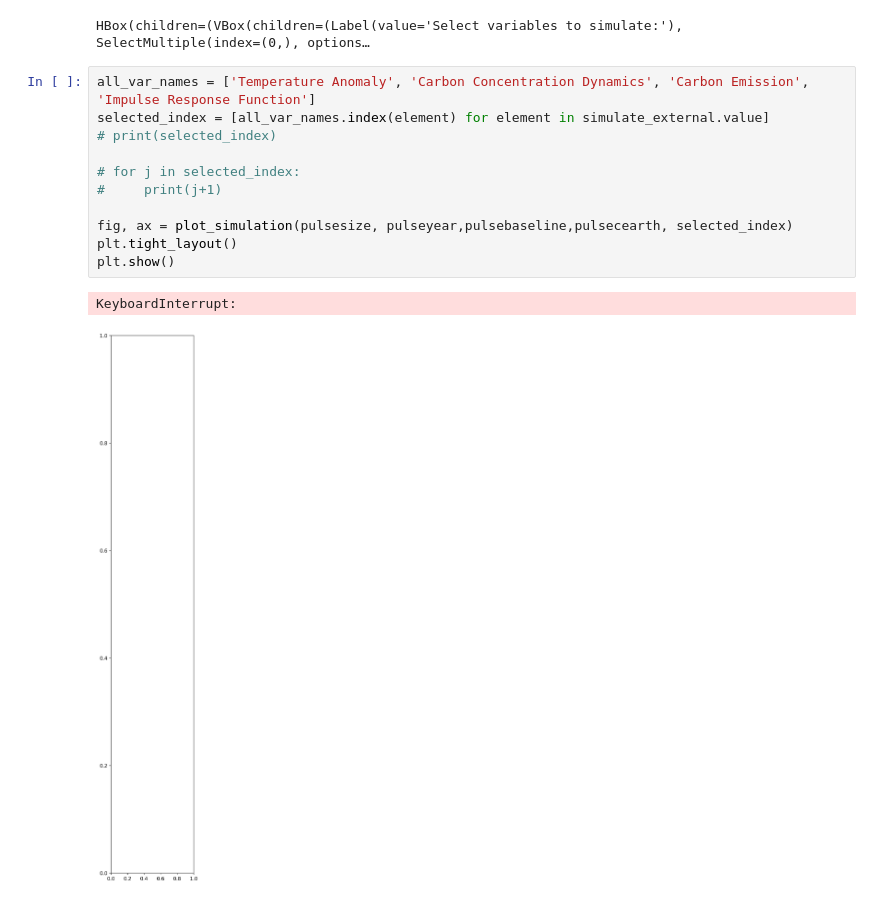
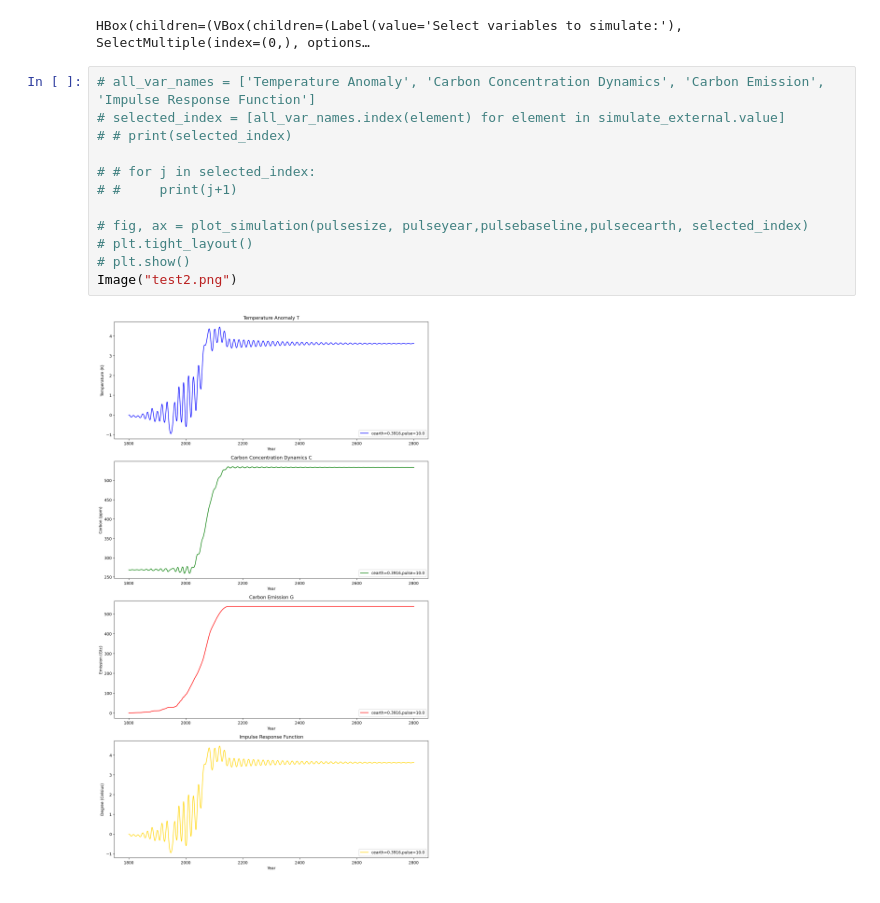
Before and after one commit to binchengecon/QuantClimateChange3, a Jupyter notebook: _build/jupyter_execute/NonlinearCarbon.ipynb, the cells around one changed output. Drawn from its saved outputs; the diff is of its cells as text.

```diff
--- a/_build/jupyter_execute/NonlinearCarbon.ipynb
+++ b/_build/jupyter_execute/NonlinearCarbon.ipynb
@@ -23,19 +23,19 @@ display(simulate_box_external_run)
 # %% [output]
 HBox(children=(VBox(children=(Label(value='Select variables to simulate:'), SelectMultiple(index=(0,), options…
 # %%
-all_var_names = ['Temperature Anomaly', 'Carbon Concentration Dynamics', 'Carbon Emission', 'Impulse Response Function']
-selected_index = [all_var_names.index(element) for element in simulate_external.value]
-# print(selected_index)
+# all_var_names = ['Temperature Anomaly', 'Carbon Concentration Dynamics', 'Carbon Emission', 'Impulse Response Function']
+# selected_index = [all_var_names.index(element) for element in simulate_external.value]
+# # print(selected_index)
 
-# for j in selected_index:
-#     print(j+1)
+# # for j in selected_index:
+# #     print(j+1)
 
-fig, ax = plot_simulation(pulsesize, pulseyear,pulsebaseline,pulsecearth, selected_index)
-plt.tight_layout()
-plt.show()
+# fig, ax = plot_simulation(pulsesize, pulseyear,pulsebaseline,pulsecearth, selected_index)
+# plt.tight_layout()
+# plt.show()
+Image("test2.png")
 # %% [output]
-KeyboardInterrupt:
-[figure, old version]
+[figure, new version]
 # %%
 
 Image("test.png")
```
Also changed, not shown: parts of 1 cell of this notebook, 10 other files.
